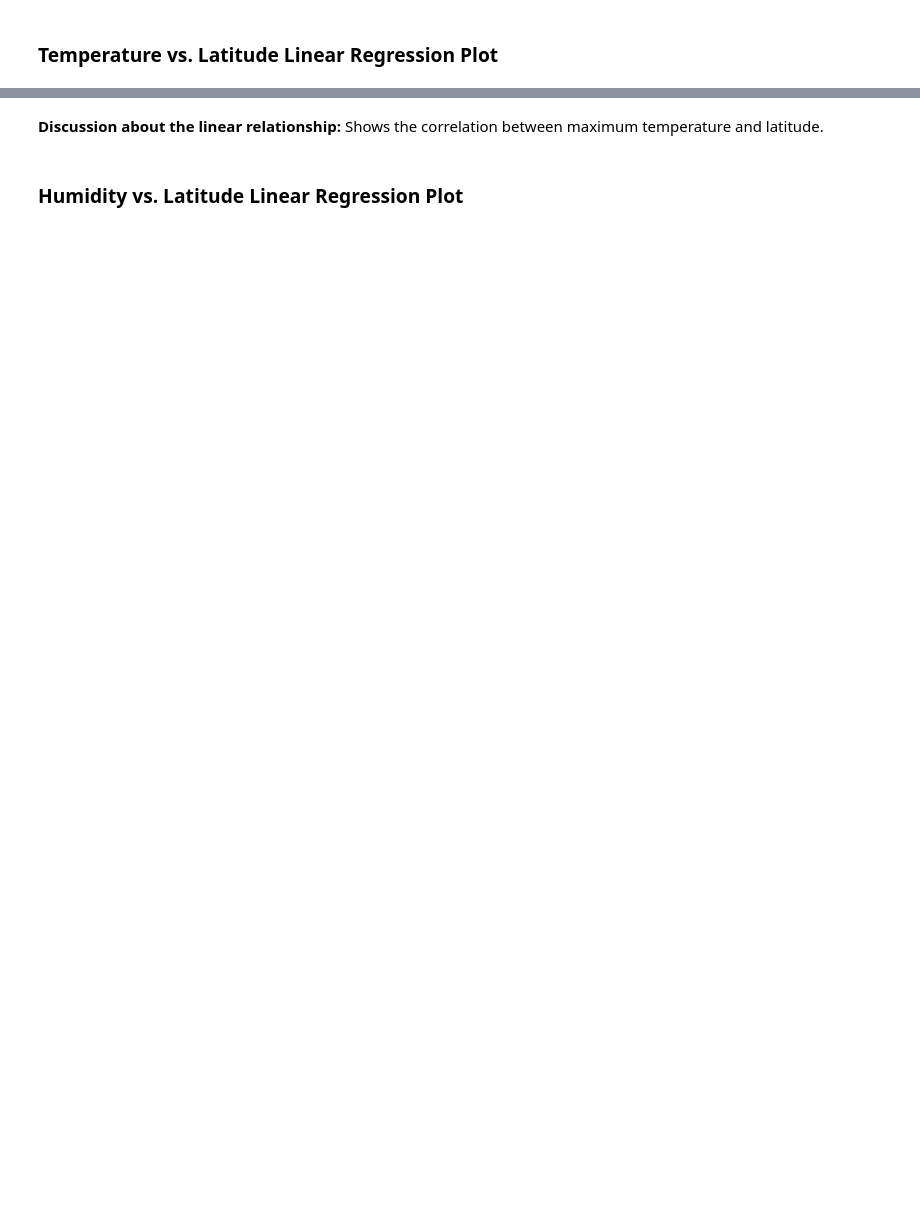
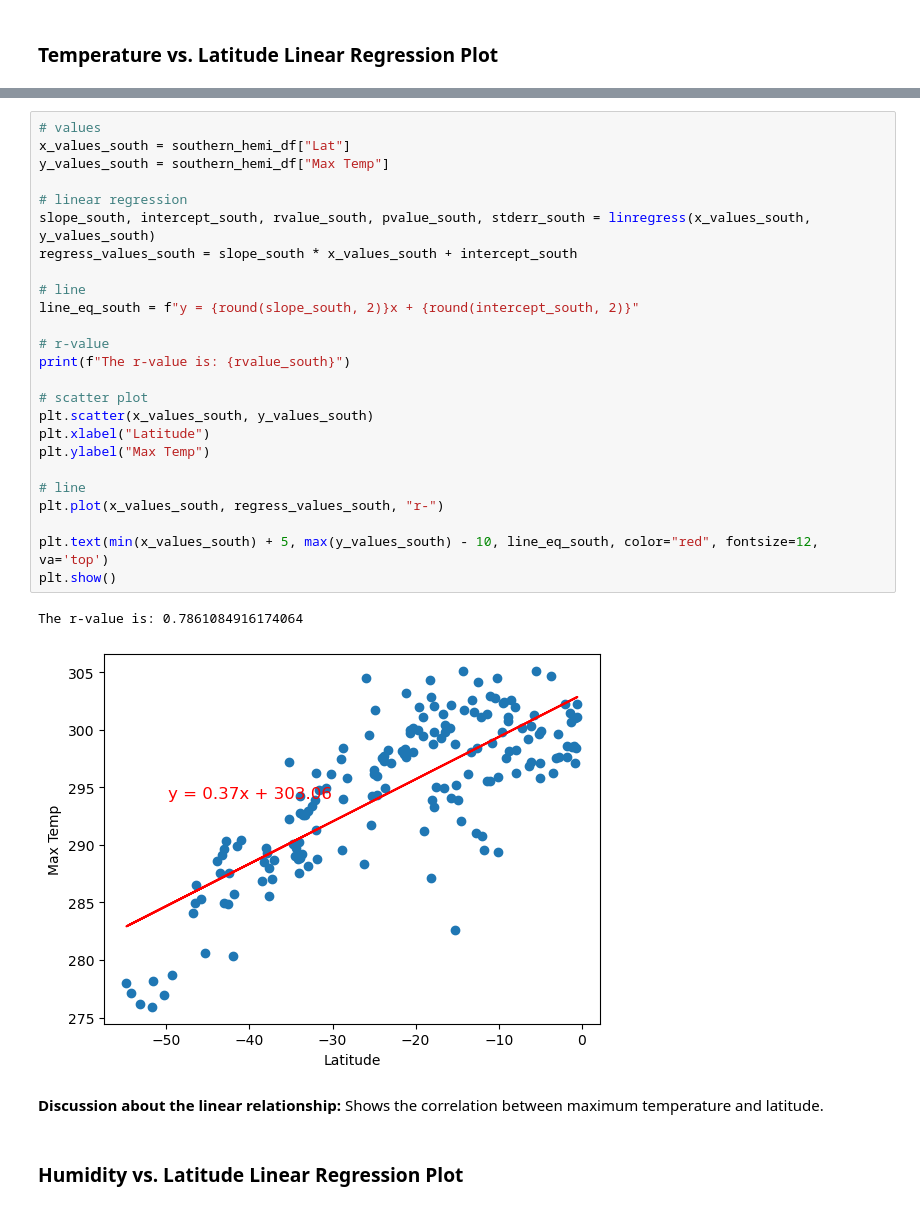
Before and after one commit to JohanaMarie/python-api-challenge, a Jupyter notebook: WeatherPy/WeatherPy.ipynb, the cells around one changed output, grey strips where cells are left out. Cells and saved outputs as stored; diff of their text form; blank space fills up the shorter version.

```diff
--- a/WeatherPy/WeatherPy.ipynb
+++ b/WeatherPy/WeatherPy.ipynb
@@ -317,3 +326,31 @@ NameError: name 'plot_linear_regression' is not defined
+# %%
+# values
+x_values_south = southern_hemi_df["Lat"]
+y_values_south = southern_hemi_df["Max Temp"]
+
+# linear regression
+slope_south, intercept_south, rvalue_south, pvalue_south, stderr_south = linregress(x_values_south, y_values_south)
+regress_values_south = slope_south * x_values_south + intercept_south
+
+# line
+line_eq_south = f"y = {round(slope_south, 2)}x + {round(intercept_south, 2)}"
+
+# r-value
+print(f"The r-value is: {rvalue_south}")
+
+# scatter plot
+plt.scatter(x_values_south, y_values_south)
+plt.xlabel("Latitude")
+plt.ylabel("Max Temp")
+
+# line
+plt.plot(x_values_south, regress_values_south, "r-")
+
+plt.text(min(x_values_south) + 5, max(y_values_south) - 10, line_eq_south, color="red", fontsize=12, va='top')
+plt.show()
+# %% [output]
+The r-value is: 0.7861084916174064
+[figure, added]
 # %% [markdown]
 **Discussion about the linear relationship:** Shows the correlation between maximum temperature and latitude.
 # %% [markdown]
```
Also changed, not shown: parts of 25 cells of this notebook, 5 other files.
